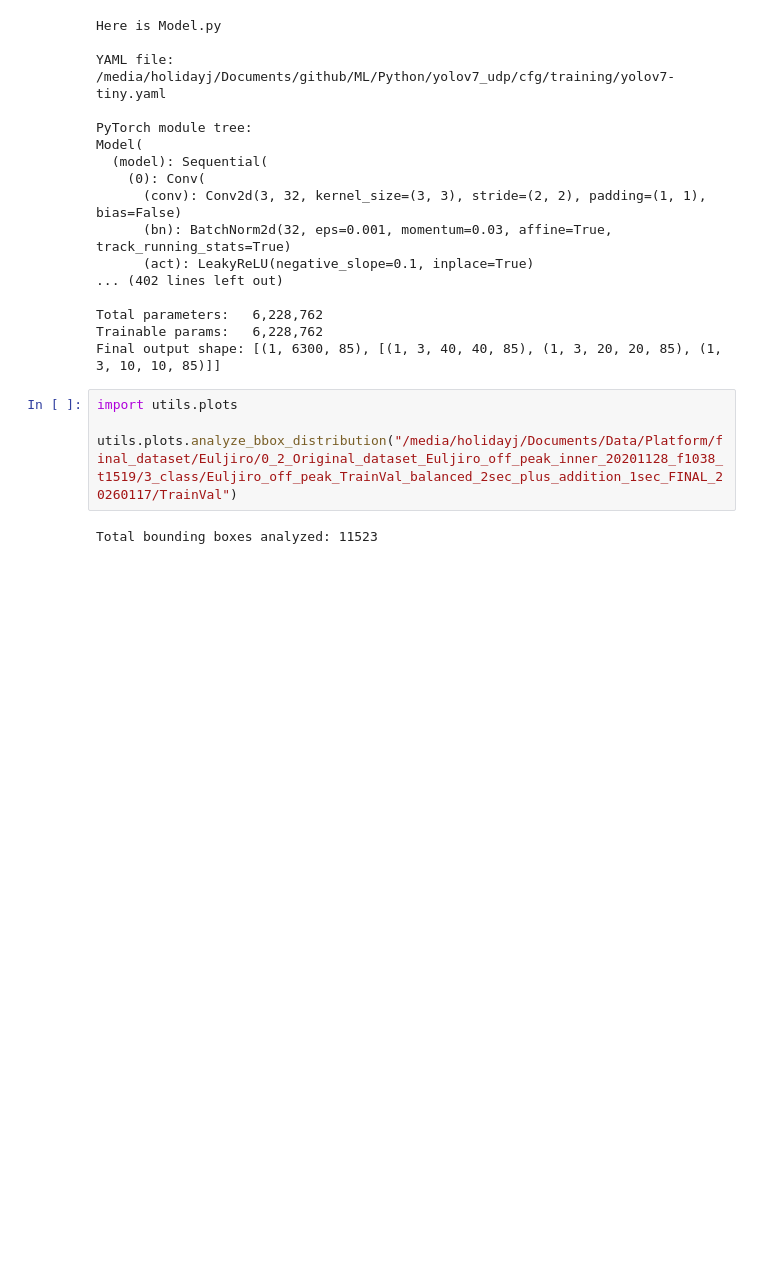
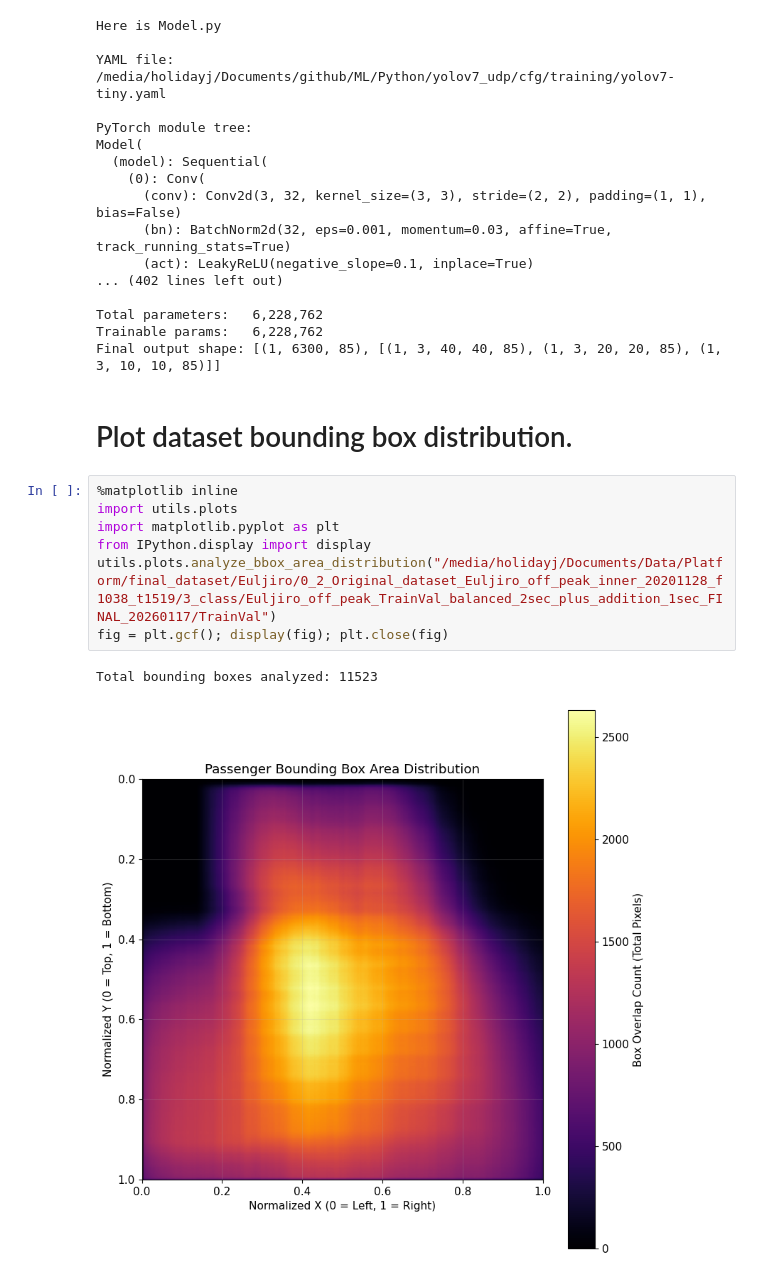
Before and after one commit to holidayjo/ML, a Jupyter notebook: Python/yolov7_udp/model_design.ipynb, the cells around one changed output. Saved outputs shown, nothing was run; the diff lists cells and outputs as text; blank space fills up the shorter version.

```diff
--- a/Python/yolov7_udp/model_design.ipynb
+++ b/Python/yolov7_udp/model_design.ipynb
@@ -22,9 +22,15 @@ Model(
 Total parameters:   6,228,762
 Trainable params:   6,228,762
 Final output shape: [(1, 6300, 85), [(1, 3, 40, 40, 85), (1, 3, 20, 20, 85), (1, 3, 10, 10, 85)]]
+# %% [markdown]
+# Plot dataset bounding box distribution.
 # %%
+%matplotlib inline
 import utils.plots
-
-utils.plots.analyze_bbox_distribution("/media/holidayj/Documents/Data/Platform/final_dataset/Euljiro/0_2_Original_dataset_Euljiro_off_peak_inner_20201128_f1038_t1519/3_class/Euljiro_off_peak_TrainVal_balanced_2sec_plus_addition_1sec_FINAL_20260117/TrainVal")
+import matplotlib.pyplot as plt
+from IPython.display import display
+utils.plots.analyze_bbox_area_distribution("/media/holidayj/Documents/Data/Platform/final_dataset/Euljiro/0_2_Original_dataset_Euljiro_off_peak_inner_20201128_f1038_t1519/3_class/Euljiro_off_peak_TrainVal_balanced_2sec_plus_addition_1sec_FINAL_20260117/TrainVal")
+fig = plt.gcf(); display(fig); plt.close(fig)
 # %% [output]
 Total bounding boxes analyzed: 11523
+[figure, added]
```
Also changed, not shown: parts of 2 cells of this notebook, 7 other files.
